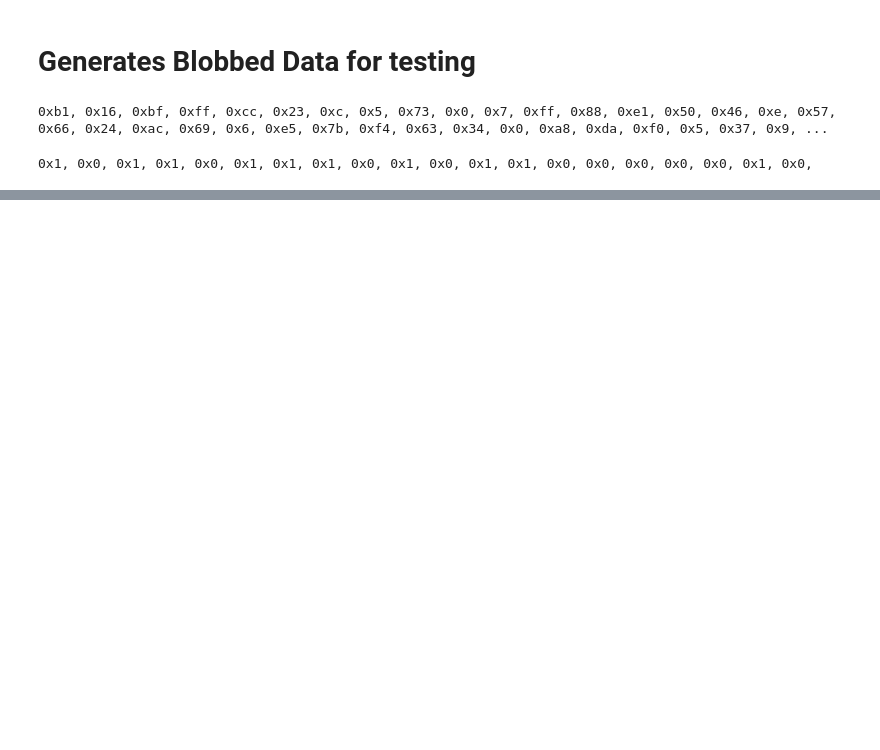
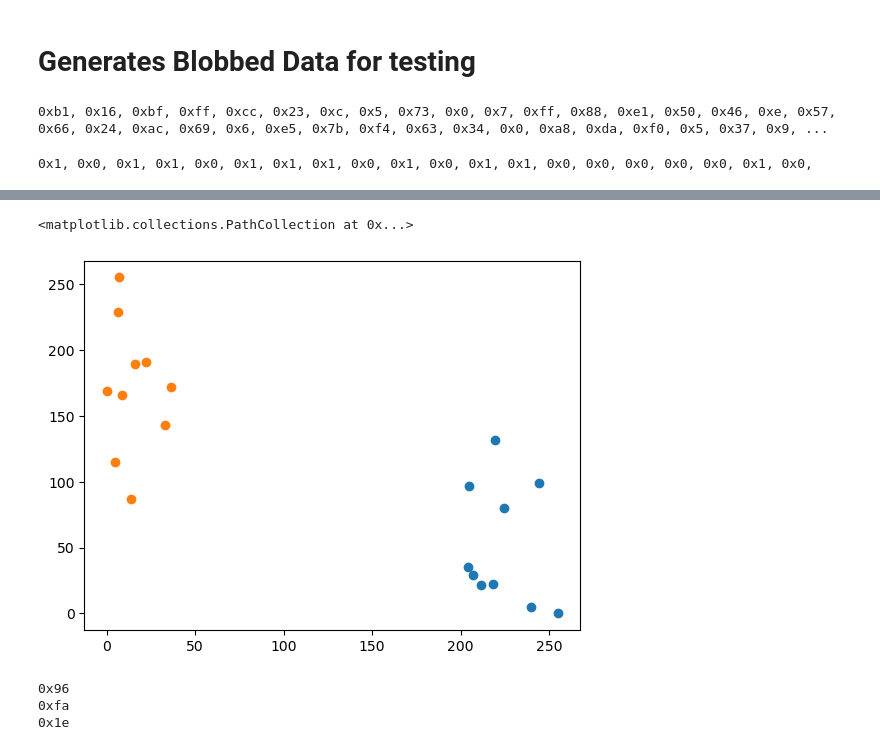
Before and after one commit to spar5an/Assembly-KNN, a Jupyter notebook: Python Code/data_gen.ipynb, the cells around one changed output, grey strips where cells are left out. Drawn from its saved outputs; the diff is of its cells as text; code cells hidden in the pictures; blank space fills up the shorter version.

```diff
--- a/Python Code/data_gen.ipynb
+++ b/Python Code/data_gen.ipynb
@@ -27,0 +40,14 @@ for i in y:
+# %%
+plt.scatter(X[y==0][:,1],X[y==0][:,2])
+plt.scatter(X[y==1][:,1],X[y==1][:,2])
+# %% [output]
+<matplotlib.collections.PathCollection at 0x...>
+[figure, added]
+# %%
+points = [150,250,30]#should be classified as zero
+for point in points:
+    print(hex(point))
+# %% [output]
+0x96
+0xfa
+0x1e
```
Also changed, not shown: parts of 2 cells of this notebook, 2 other files.
